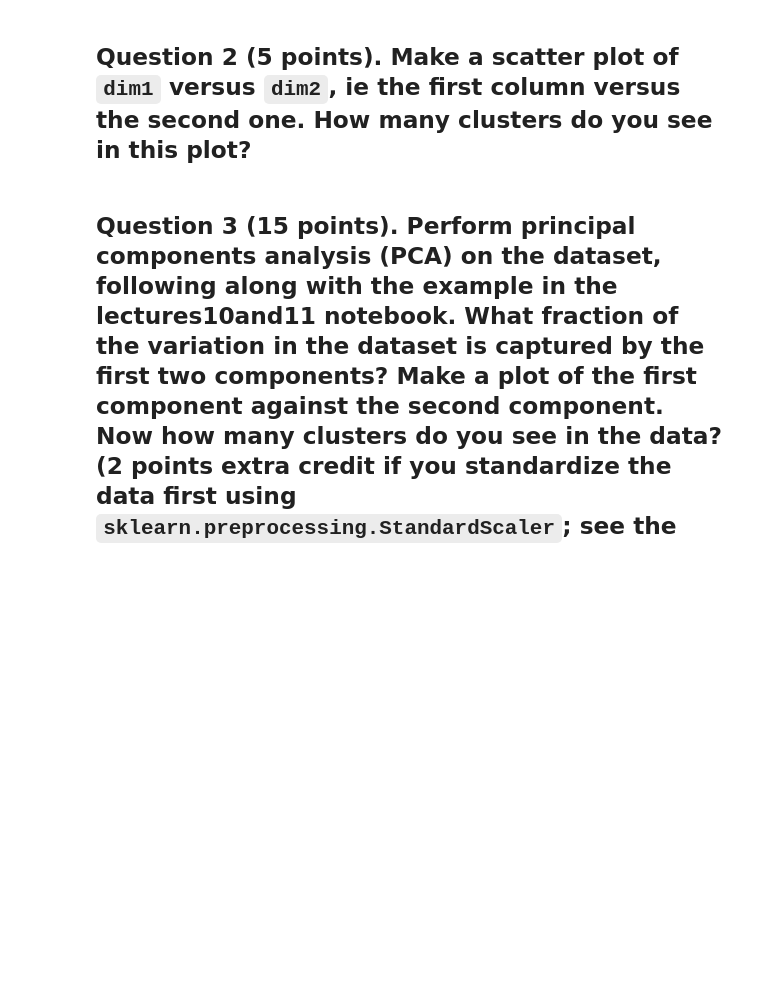
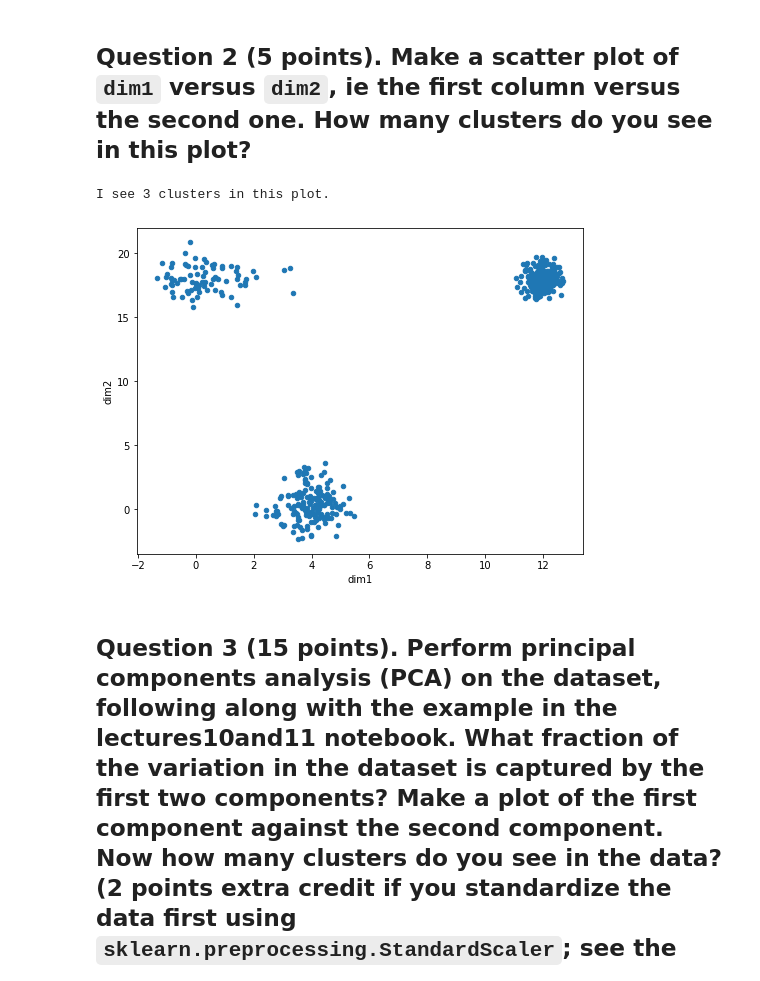
Before and after one commit to vimathi-bit/tfcb_2026, a Jupyter notebook: homeworks/homework05/homework05.ipynb, the cells around one changed output. Saved outputs shown, nothing was run; the diff lists cells and outputs as text; code cells hidden in the pictures; blank space fills up the shorter version.

```diff
--- a/homeworks/homework05/homework05.ipynb
+++ b/homeworks/homework05/homework05.ipynb
@@ -17,14 +38,21 @@ df = pd.read_csv(datafile) # df for dataframe but you can call it whatever you l
 # %%
 # You could use either
 #
 #plt.scatter(xvals, yvals) #with appropriate choices for xvals and yvals (see lecture 10 for examples)
 #
 # or
 #
 #df.plot.scatter(...) #filling in the "..."
 #
 # recall that df['dim1'] returns the single column of values in the 'dim1' column
 #
+
+df.plot.scatter(x='dim1', y='dim2', figsize=(8,6))
+
+print(f'I see 3 clusters in this plot.')
+# %% [output]
+I see 3 clusters in this plot.
+[figure, added]
 # %% [markdown]
 ## Question 3 (15 points). Perform principal components analysis (PCA) on the dataset, following along with the example in the lectures10and11 notebook. What fraction of the variation in the dataset is captured by the first two components? Make a plot of the first component against the second component. Now how many clusters do you see in the data? (2 points extra credit if you standardize the data first using `sklearn.preprocessing.StandardScaler`; see the lectures10and11 notebook for an example of how to do that.)
 # %%
```
Also changed, not shown: parts of 7 cells of this notebook.
